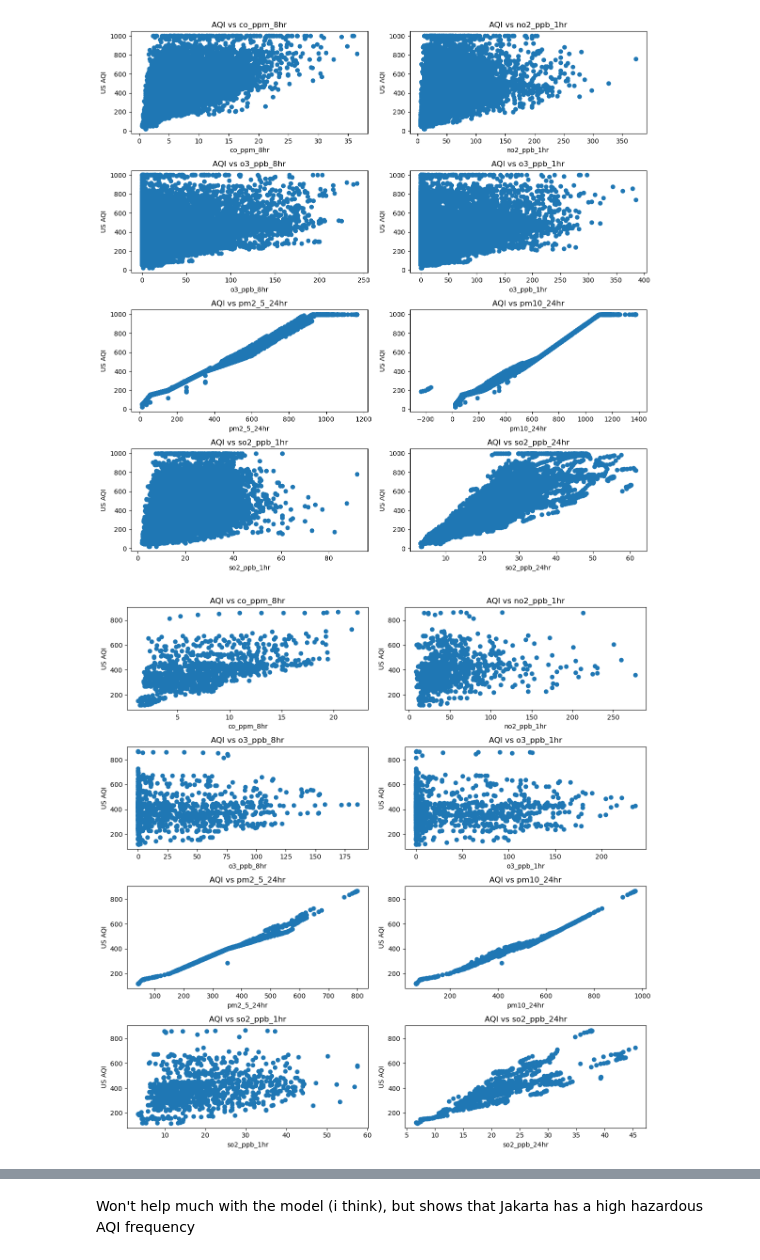
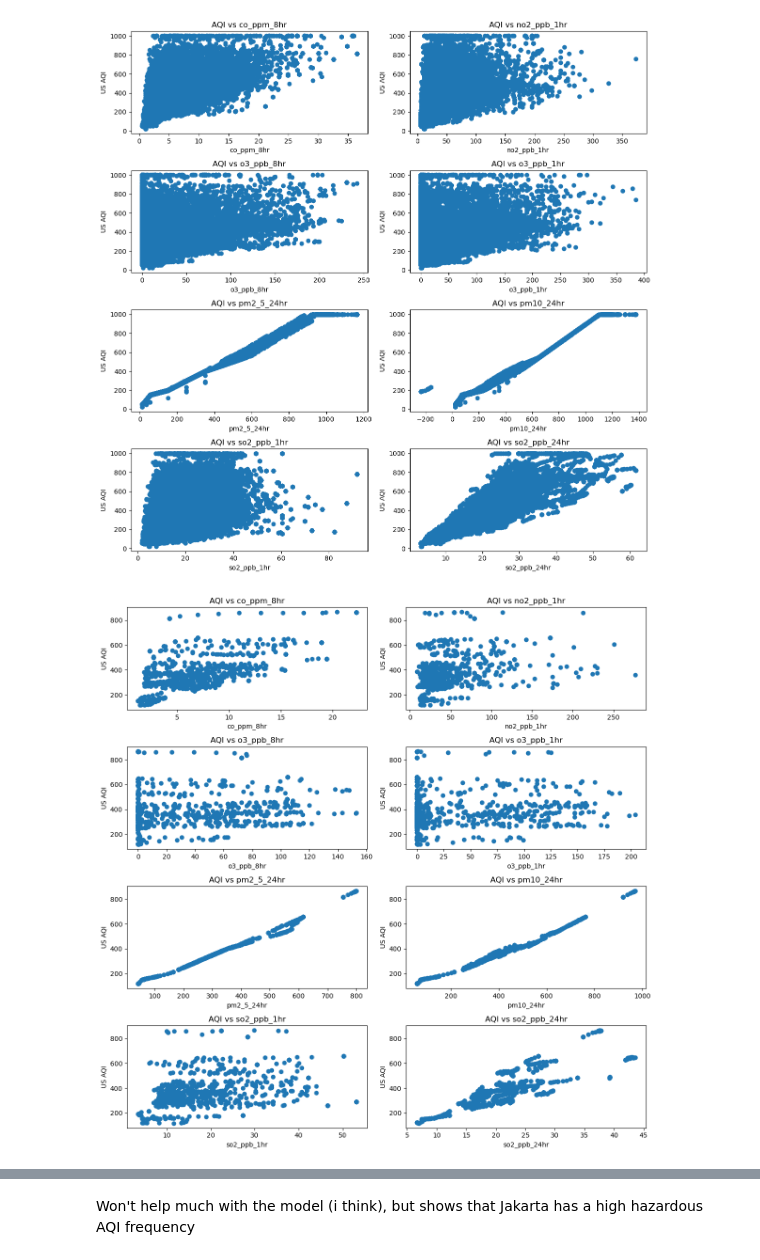
Before and after one commit to mahesa005/jakarta-aqi-prediction-model, a Jupyter notebook: aqi_forecast.ipynb, the cells around one changed output, grey strips where cells are left out. Cells and saved outputs as stored; diff of their text form; code cells hidden in the pictures.

```diff
--- a/aqi_forecast.ipynb
+++ b/aqi_forecast.ipynb
@@ -466,11 +466,11 @@ dtype: int64
 # Scatter plots of each feature with AQI to find linear relationships
 fig, axes = plt.subplots(ncols=2, nrows=4, figsize=(12,12))
 
-pollutants = [col for col in clean_df.columns if col != 'us_aqi']
+pollutants = [col for col in complete_df.columns if col != 'us_aqi']
 for i, pollutant in enumerate(pollutants):
     row = i // 2
     col = i % 2
-    axes[row, col].scatter(clean_df[pollutants[i]], clean_df['us_aqi'])
+    axes[row, col].scatter(complete_df[pollutants[i]], complete_df['us_aqi'])
     axes[row, col].set_xlabel(pollutants[i])
     axes[row, col].set_ylabel('US AQI')
     axes[row, col].set_title(f'AQI vs {pollutants[i]}')
@@ -479,21 +479,21 @@ plt.tight_layout()
 [figure]
 # %%
 # Scatter plot of recent 1000 data entry
-clean_df_recent_1000 = clean_df.tail(1000)
+complete_df_recent_1000 = complete_df.tail(1000)
 fig, axes = plt.subplots(ncols=2, nrows=4, figsize=(12,12))
 
-pollutants = [col for col in clean_df_recent_1000.columns if col != 'us_aqi']
+pollutants = [col for col in complete_df_recent_1000.columns if col != 'us_aqi']
 for i, pollutant in enumerate(pollutants):
     row = i // 2
     col = i % 2
-    axes[row, col].scatter(clean_df_recent_1000[pollutants[i]], clean_df_recent_1000['us_aqi'])
+    axes[row, col].scatter(complete_df_recent_1000[pollutants[i]], complete_df_recent_1000['us_aqi'])
     axes[row, col].set_xlabel(pollutants[i])
     axes[row, col].set_ylabel('US AQI')
     axes[row, col].set_title(f'AQI vs {pollutants[i]}')
 plt.tight_layout()
 plt.show()
 # %% [output]
-[figure, old version]
+[figure, new version]
 # %%
 # Check which pollutants reach their breakpoints
 # Check AQI distribution
```
Also changed, not shown: parts of 25 cells of this notebook, 1 other file.
